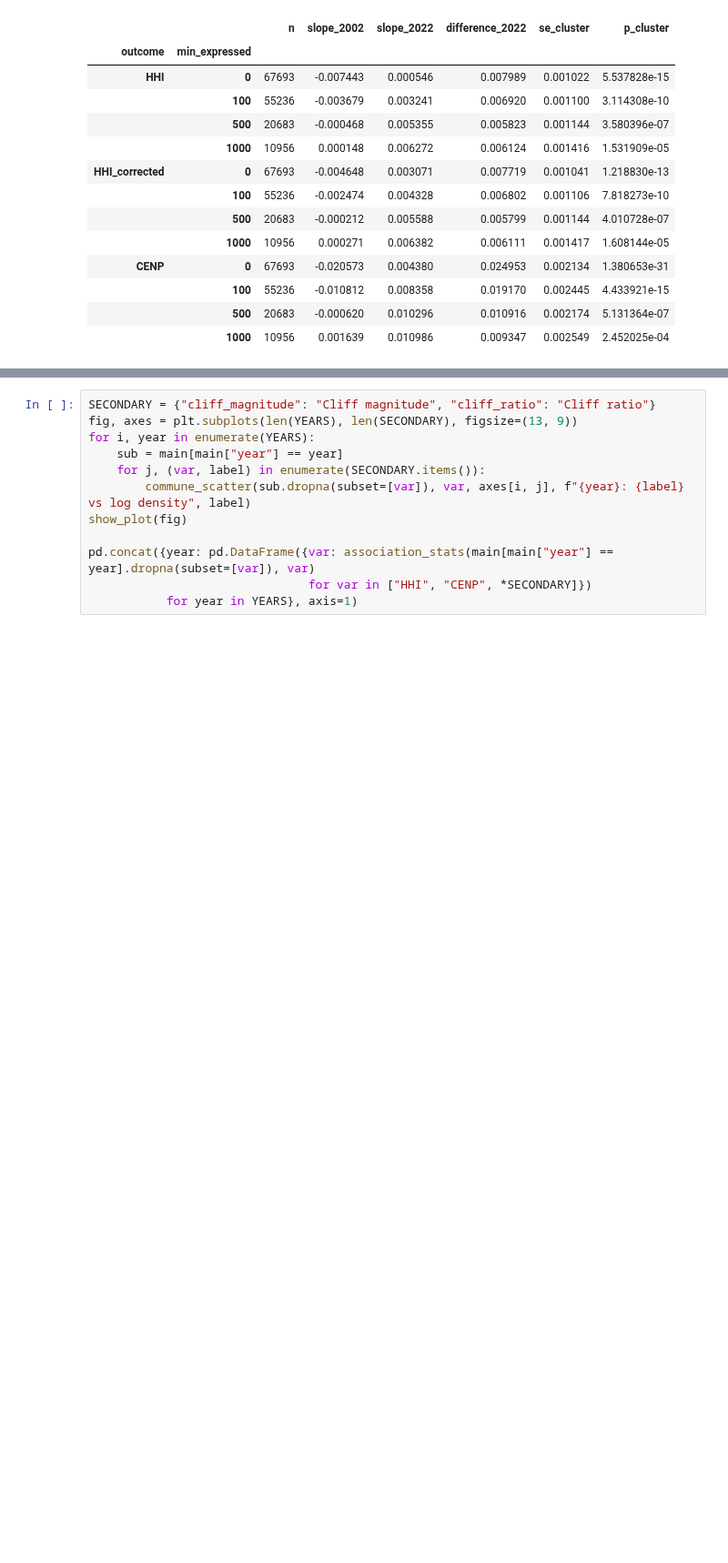
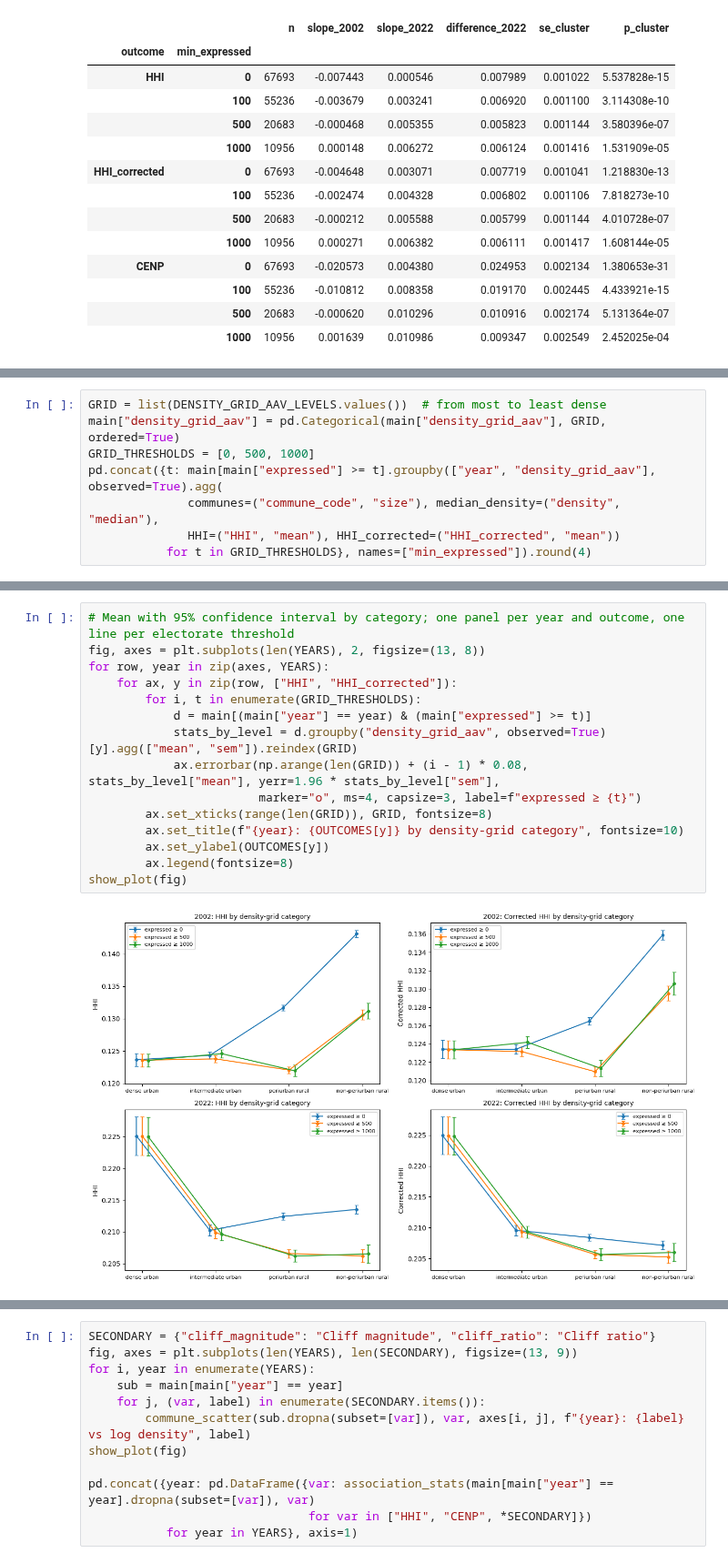
Before and after one commit to clarasalas/strategic-voting-geo-2RS, a Jupyter notebook: notebooks/analysis_communes.ipynb, the cells around one changed output, grey strips where cells are left out. Shown at 91% size. Cells and saved outputs as stored; diff of their text form; blank space fills up the shorter version.

```diff
--- a/notebooks/analysis_communes.ipynb
+++ b/notebooks/analysis_communes.ipynb
@@ -305,0 +319,8 @@ log_density:C(year)[T.2022]     0.0080      0.001      7.814      0.000       0.
+# %%
+GRID = list(DENSITY_GRID_AAV_LEVELS.values())  # from most to least dense
+main["density_grid_aav"] = pd.Categorical(main["density_grid_aav"], GRID, ordered=True)
+GRID_THRESHOLDS = [0, 500, 1000]
+pd.concat({t: main[main["expressed"] >= t].groupby(["year", "density_grid_aav"], observed=True).agg(
+              communes=("commune_code", "size"), median_density=("density", "median"),
+              HHI=("HHI", "mean"), HHI_corrected=("HHI_corrected", "mean"))
+           for t in GRID_THRESHOLDS}, names=["min_expressed"]).round(4)
@@ -305,0 +346,17 @@ log_density:C(year)[T.2022]     0.0080      0.001      7.814      0.000       0.
+# %%
+# Mean with 95% confidence interval by category; one panel per year and outcome, one line per electorate threshold
+fig, axes = plt.subplots(len(YEARS), 2, figsize=(13, 8))
+for row, year in zip(axes, YEARS):
+    for ax, y in zip(row, ["HHI", "HHI_corrected"]):
+        for i, t in enumerate(GRID_THRESHOLDS):
+            d = main[(main["year"] == year) & (main["expressed"] >= t)]
+            stats_by_level = d.groupby("density_grid_aav", observed=True)[y].agg(["mean", "sem"]).reindex(GRID)
+            ax.errorbar(np.arange(len(GRID)) + (i - 1) * 0.08, stats_by_level["mean"], yerr=1.96 * stats_by_level["sem"],
+                        marker="o", ms=4, capsize=3, label=f"expressed ≥ {t}")
+        ax.set_xticks(range(len(GRID)), GRID, fontsize=8)
+        ax.set_title(f"{year}: {OUTCOMES[y]} by density-grid category", fontsize=10)
+        ax.set_ylabel(OUTCOMES[y])
+        ax.legend(fontsize=8)
+show_plot(fig)
+# %% [output]
+[figure, added]
```
Also changed, not shown: parts of 7 cells of this notebook, 4 other files.
